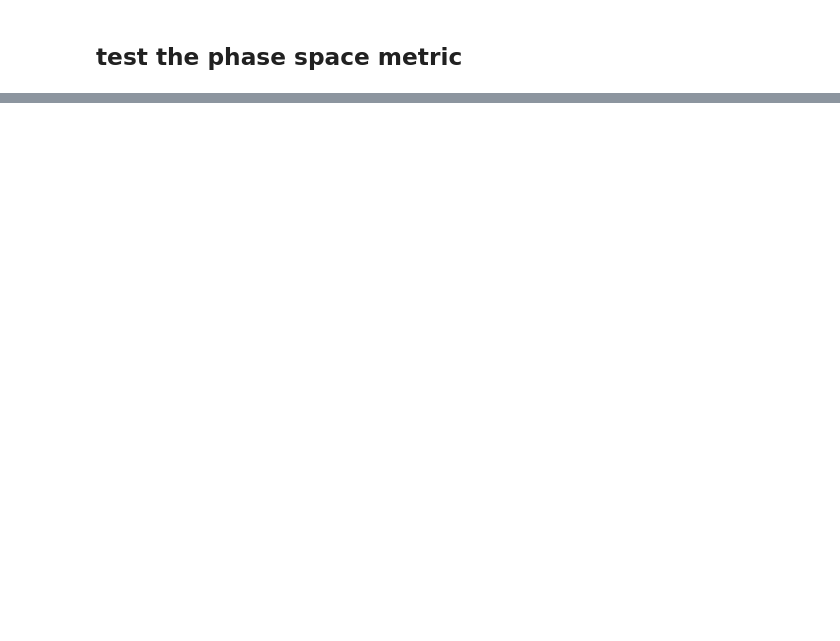
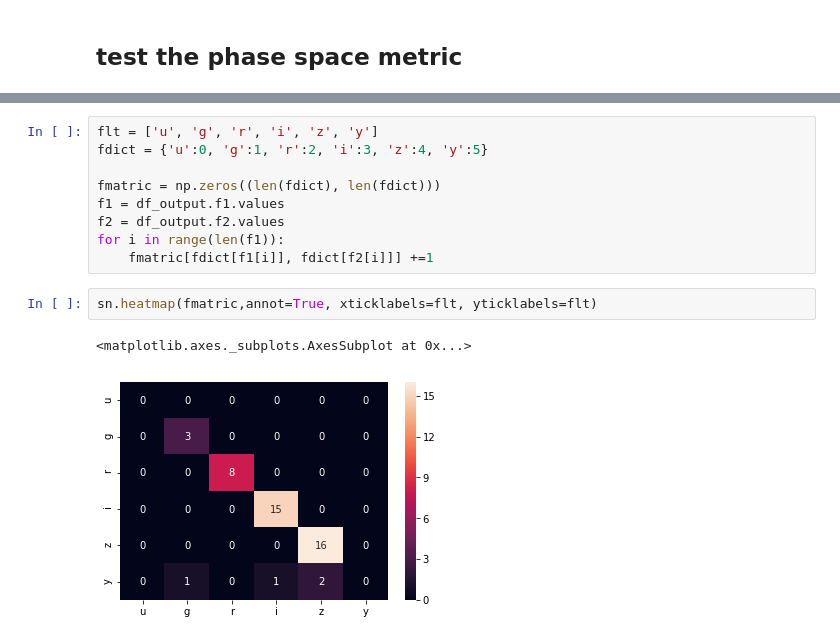
Before and after one commit to xiaolng/weekly_report, a Jupyter notebook: source/phspaceMetric.ipynb, the cells around one changed output, grey strips where cells are left out. Cells and saved outputs as stored; diff of their text form; blank space fills up the shorter version.

```diff
--- a/source/phspaceMetric.ipynb
+++ b/source/phspaceMetric.ipynb
@@ -57,0 +127,14 @@ group.runAll()
+# %%
+flt = ['u', 'g', 'r', 'i', 'z', 'y']
+fdict = {'u':0, 'g':1, 'r':2, 'i':3, 'z':4, 'y':5}
+
+fmatric = np.zeros((len(fdict), len(fdict)))
+f1 = df_output.f1.values
+f2 = df_output.f2.values
+for i in range(len(f1)):
+    fmatric[fdict[f1[i]], fdict[f2[i]]] +=1
+# %%
+sn.heatmap(fmatric,annot=True, xticklabels=flt, yticklabels=flt)
+# %% [output]
+<matplotlib.axes._subplots.AxesSubplot at 0x...>
+[figure, added]
```
Also changed, not shown: parts of 21 cells of this notebook.
